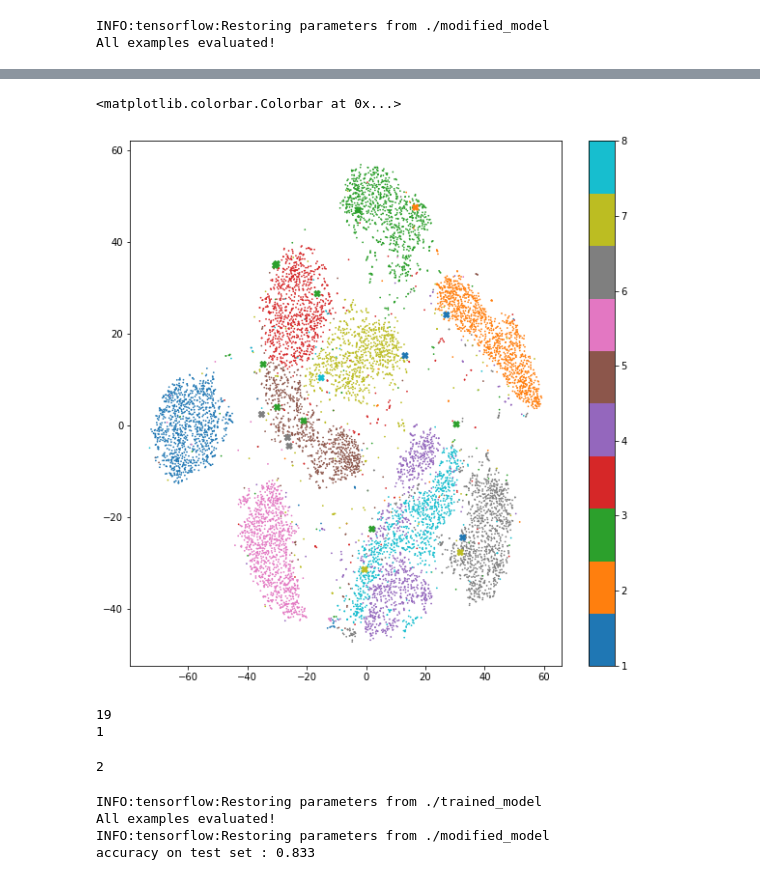
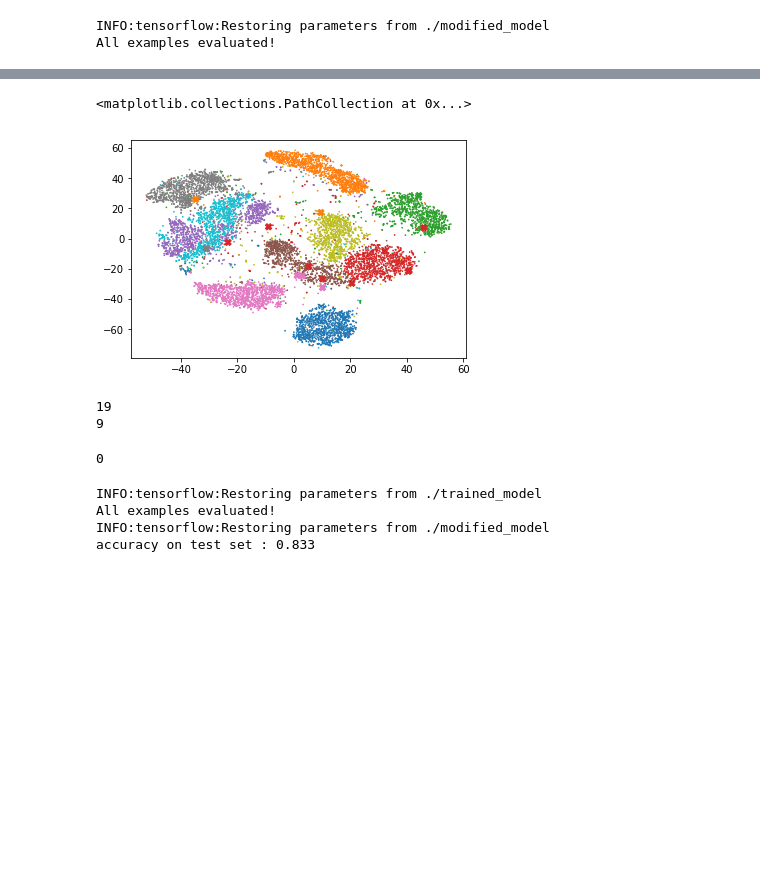
Before and after one commit to vorzawk/mdlAttack, a Jupyter notebook: mnist_analyzeAttack.ipynb, the cells around one changed output, grey strips where cells are left out. Drawn from its saved outputs; the diff is of its cells as text; code cells hidden in the pictures; blank space fills up the shorter version.

```diff
--- a/mnist_analyzeAttack.ipynb
+++ b/mnist_analyzeAttack.ipynb
@@ -65,7 +65,7 @@ def predict_labels(images):
                 predicted_labels,
                 predicted_class.eval(feed_dict={inputs: batch})
             )
-    return predicted_labels
+    return predicted_labels.astype('int')
 # %%
 with sess.as_default():
     saver.restore(sess, "./trained_model")
@@ -113,2 +110,10 @@ allImagesTsne = TSNE(n_components=2, perplexity=100, n_iter=1200
+# %%
+def map_labelsToColors(labels):
+    import matplotlib
+    cmap = matplotlib.cm.get_cmap('tab10')
+    colors = []
+    for label in labels:
+        colors.append(cmap(label))
+    return colors
 # %%
 allImagesTsne_x, allImagesTsne_y = allImagesTsne.T
@@ -131,24 +140,22 @@ plt.scatter(allImagesTsne_x[predictionsTrainedModel != predictionsModifiedModel]
 # %%
-plt.figure(figsize=(10,10))
-plt.scatter(allImagesTsne_x, allImagesTsne_y, c=predictionsModifiedModel, s=0.5, cmap='tab10')
-plt.scatter(allImagesTsne_x[predictionsTrainedModel != predictionsModifiedModel],
-            allImagesTsne_y[predictionsTrainedModel != predictionsModifiedModel],
-            c=predictionsModifiedModel[predictionsTrainedModel != predictionsModifiedModel],
-            marker = 'X', s=40, cmap='tab10')
-plt.colorbar()
+#plt.figure(figsize=(10,10))
+plt.scatter(allImagesTsne_x, allImagesTsne_y, c=predictionsTrainedModel, s=0.5, cmap='tab10')
+plt.scatter(allImagesTsne_x[indices],
+            allImagesTsne_y[indices],
+            c=map_labelsToColors(predictionsModifiedModel[indices]),
+            marker = 'X', s=40)
 # %% [output]
-<matplotlib.colorbar.Colorbar at 0x...>
+<matplotlib.collections.PathCollection at 0x...>
-[figure, old version]
+[figure, new version]
 # %%
-indices = predictionsTrainedModel != predictionsModifiedModel
 print(len(np.nonzero(indices)[0]))
-num = 8
+num = 3
 print(sum(predictionsModifiedModel[indices] == num))
 sum(predictionsTrainedModel[indices] == num)
 # %% [output]
 19
-1
+9
-2
+0
 # %%
 def create_Dataset(images, labels, batch_size):
     """
```
Also changed, not shown: parts of 5 cells of this notebook, 5 other files.
